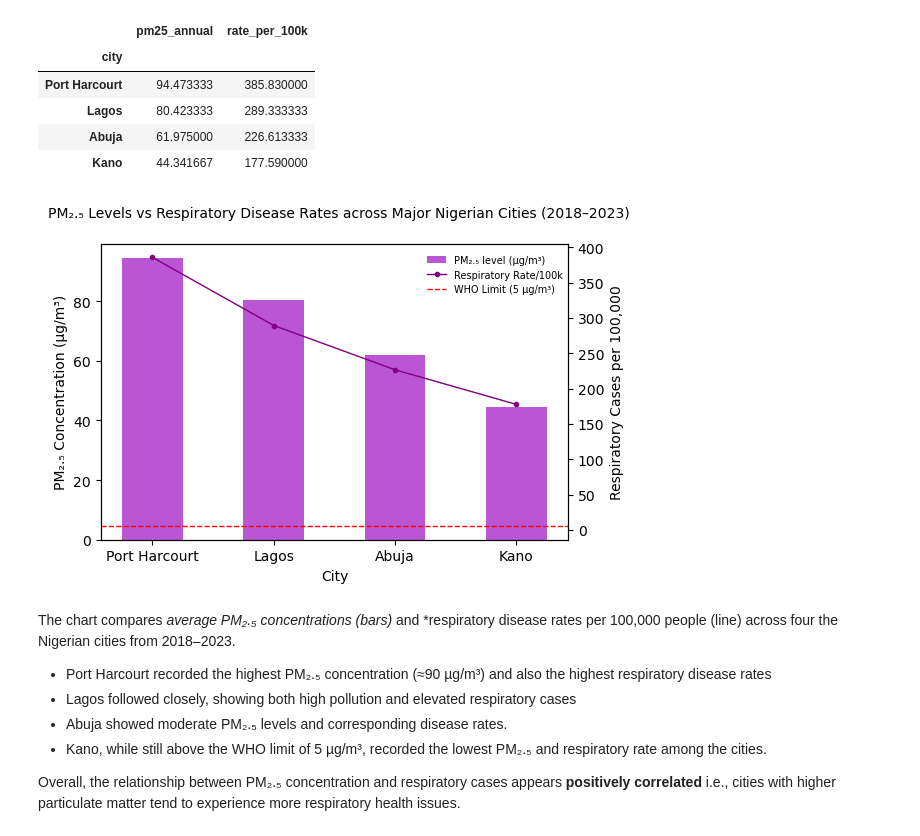
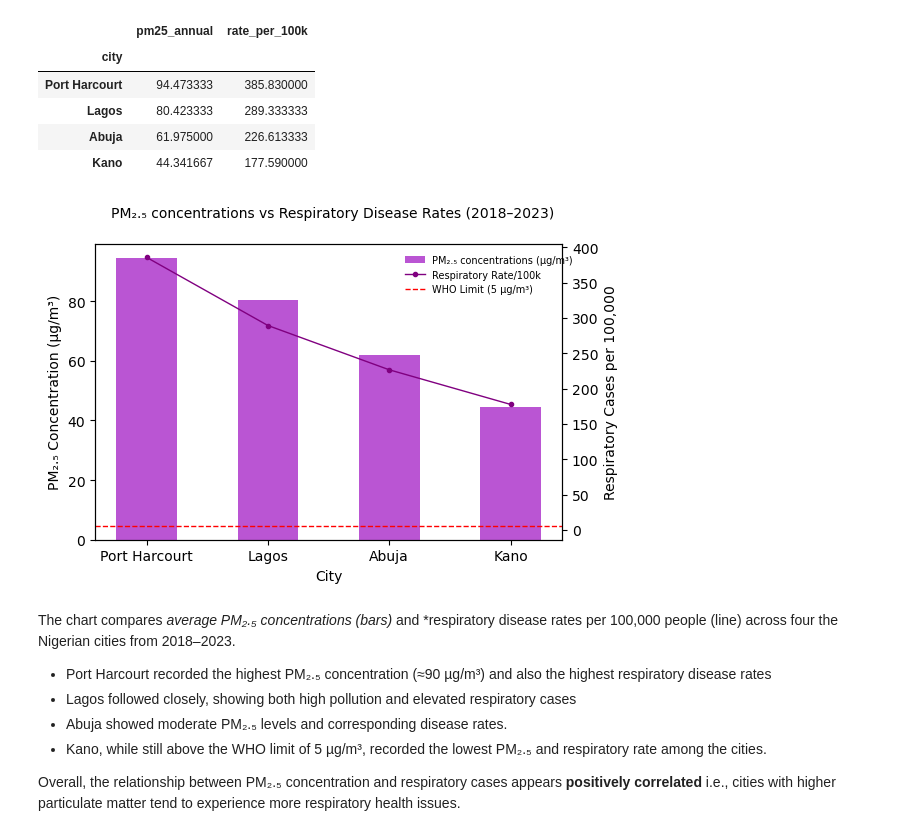
Before and after one commit to DataxEnv/environmental-health-analysis, a Jupyter notebook: environmental_health_analysis.ipynb, the cells around one changed output. Drawn from its saved outputs; the diff is of its cells as text; code cells hidden in the pictures.

```diff
--- a/environmental_health_analysis.ipynb
+++ b/environmental_health_analysis.ipynb
@@ -233,31 +233,31 @@ city_summary
 # %%
 fig, ax1 = plt.subplots(figsize=(6,4))
 
-# Barchart for PM2.5
+# Barchart for PM₂.₅
 bars = ax1.bar(city_summary.index, city_summary['pm25_annual'],
               color= '#BA55D3',
-               width= 0.5, label= 'PM₂.₅ level (µg/m³)')
+               width= 0.5, label= 'PM₂.₅ concentrations (µg/m³)')
 ax1.set_ylabel('PM₂.₅ Concentration (µg/m³)')
 ax1.set_xlabel('City')
 
 # Line Chart for Respiratory rates
 ax2 = ax1.twinx()
 line = ax2.plot(city_summary['rate_per_100k'],
               color='purple', marker='.',
                linewidth= 1,
                label= 'Respiratory Rate/100k')
 ax2.set_ylabel('Respiratory Cases per 100,000')
 
 # WHO guideline line
 plt.axhline(y=5, color='r', linestyle='--', linewidth=1, label='WHO Limit (5 µg/m³)')
 
-fig.suptitle('PM₂.₅ Levels vs Respiratory Disease Rates across Major Nigerian Cities (2018–2023)',
+fig.suptitle('PM₂.₅ concentrations vs Respiratory Disease Rates (2018–2023)',
              fontsize=10)
 fig.legend(loc='upper center', bbox_to_anchor=(0.76, 0.88), frameon=False, fontsize=7)
 plt.tight_layout()
 plt.show()
 # %% [output]
-[figure, old version]
+[figure, new version]
 # %% [markdown]
 The chart  compares *average PM₂.₅ concentrations (bars)* and *respiratory disease rates per 100,000 people (line) across four the Nigerian cities from 2018–2023.
 - Port Harcourt recorded the highest PM₂.₅ concentration (≈90 µg/m³) and also the highest respiratory disease rates
```
Also changed, not shown: parts of 9 cells of this notebook.
